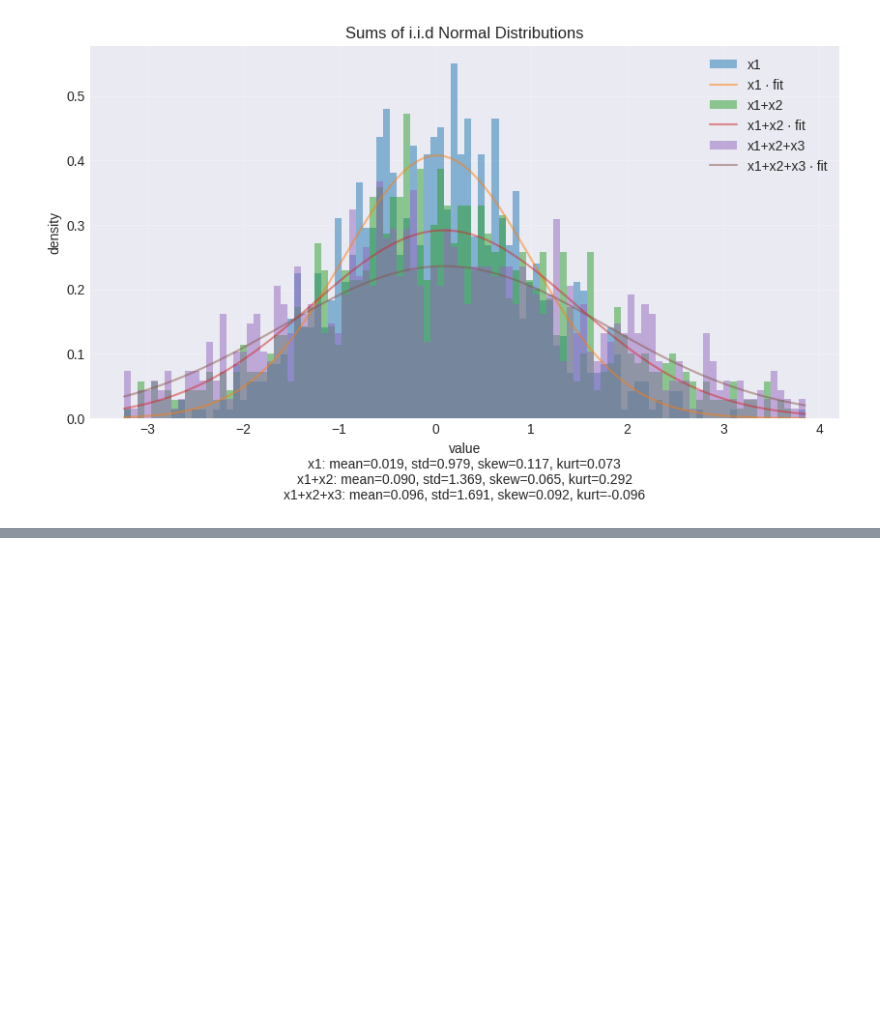
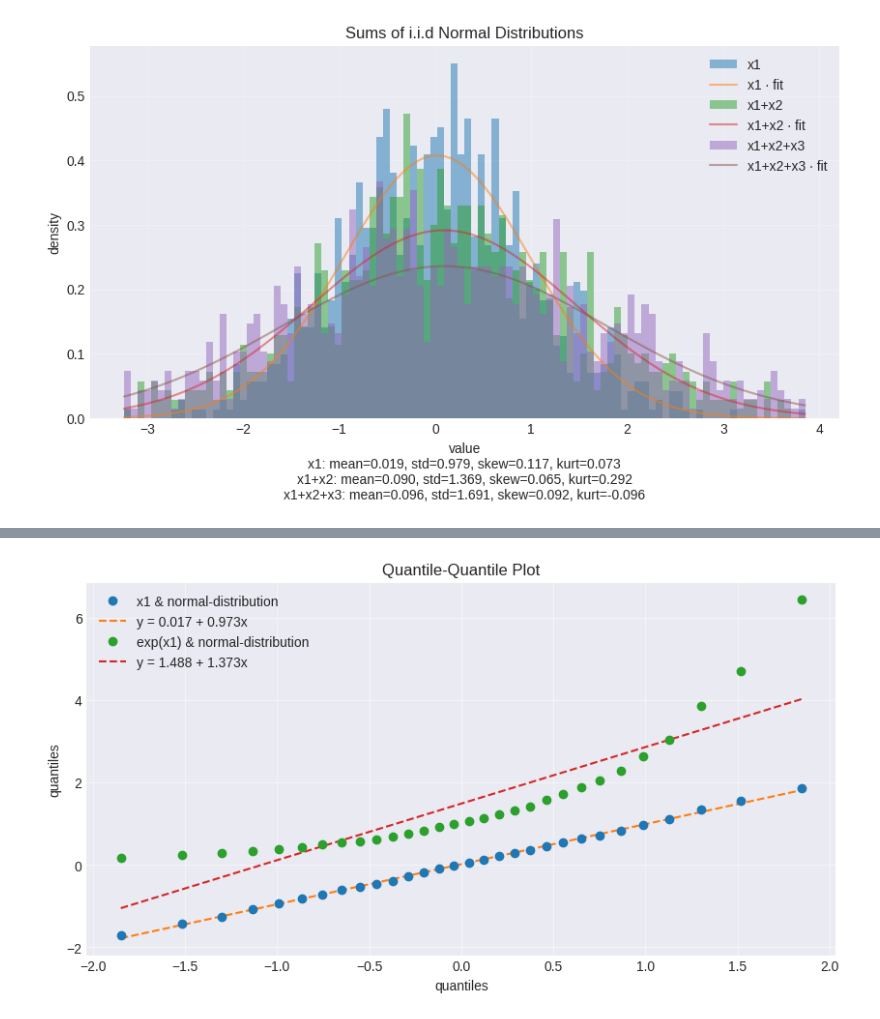
Before and after one commit to Chitaoji/dataplot, a Jupyter notebook: examples/tests.ipynb, the cells around one changed output, grey strips where cells are left out. Cells and saved outputs as stored; diff of their text form; code cells hidden in the pictures; blank space fills up the shorter version.

```diff
--- a/examples/tests.ipynb
+++ b/examples/tests.ipynb
@@ -48,0 +48,5 @@ s3.set_plot(title="Cummulative Sums of Random Numbers").plot()
+# %%
+s2 = x1.join(x1.exp())
+s2.qqplot()
+# %% [output]
+[figure, added]
```
Also changed, not shown: parts of 8 cells of this notebook, 2 other files.
